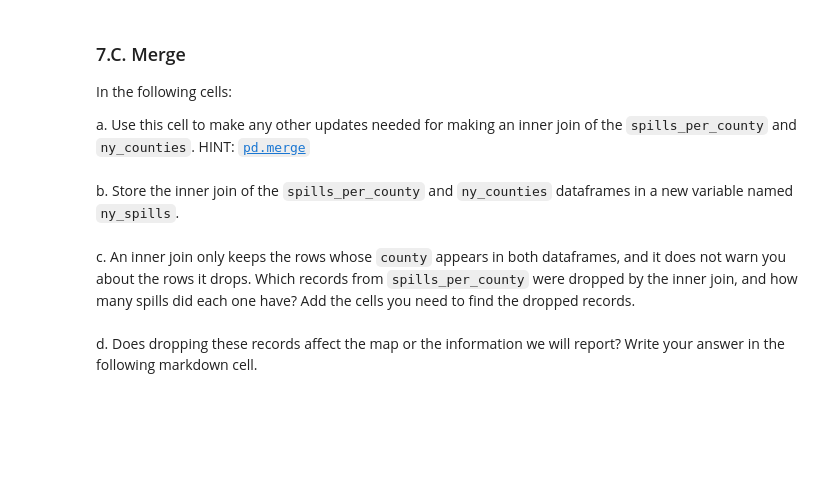
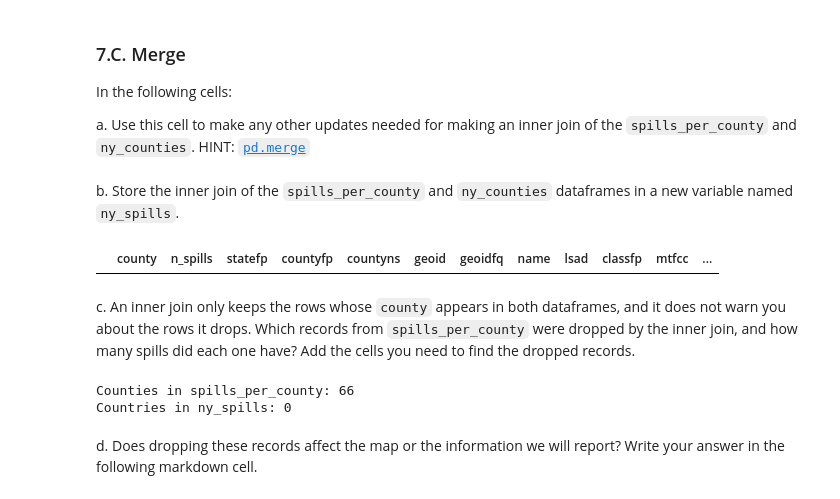
Before and after one commit to nberry18/eds220-hwk3, a Jupyter notebook: hwk3-task2-spills.ipynb, the cells around one changed output. Saved outputs shown, nothing was run; the diff lists cells and outputs as text; code cells hidden in the pictures; blank space fills up the shorter version.

```diff
--- a/hwk3-task2-spills.ipynb
+++ b/hwk3-task2-spills.ipynb
@@ -462,6 +520,12 @@ e. What is the number of spills in 'Tuscarora Indian Reservation' and in 'Ononda
 ### 7.B. Data updates
 
 In the next cell, update 'St Lawrence' to 'St. Lawrence' in the `spills_per_county` data frame. Verify the update was successful with an assert test.
+# %%
+spills_per_county[spills_per_county['county'] == 'St Lawrence']
+
+spills_per_county['county'] = spills_per_county['county'].replace('St Lawrence', 'St. Lawrence')
+
+assert 'St Lawrence' not in spills_per_county['county']
 # %% [markdown]
 ### 7.C. Merge
 
@@ -470,12 +534,25 @@ In the following cells:
 a. Use this cell to make any other updates needed for making an inner join of the `spills_per_county` and `ny_counties`. HINT: [`pd.merge`](https://pandas.pydata.org/pandas-docs/version/2.3/reference/api/pandas.merge.html)
 # %%
 # a
+ny_counties = ny_counties.rename(columns = {'namelsad': 'county'})
 # %% [markdown]
 b. Store the inner join of the `spills_per_county` and `ny_counties` dataframes in a new variable named `ny_spills`.
+# %%
+ny_spills = pd.merge(spills_per_county, ny_counties, on='county', how = 'inner')
+
+ny_spills
+# %% [output]
+|  | county | n_spills | statefp | countyfp | countyns | geoid | geoidfq | name | lsad | classfp | mtfcc | ... |
 # %% [markdown]
 <!-- BEGIN QUESTION -->
 
 c. An inner join only keeps the rows whose `county` appears in both dataframes, and it does not warn you about the rows it drops. Which records from `spills_per_county` were dropped by the inner join, and how many spills did each one have? Add the cells you need to find the dropped records.
+# %%
+print(f"Counties in spills_per_county: {len(spills_per_county)}")
+print(f"Countries in ny_spills: {len(ny_spills)}")
+# %% [output]
+Counties in spills_per_county: 66
+Countries in ny_spills: 0
 # %% [markdown]
 <!-- END QUESTION -->
 
```
Also changed, not shown: parts of 9 cells of this notebook.
